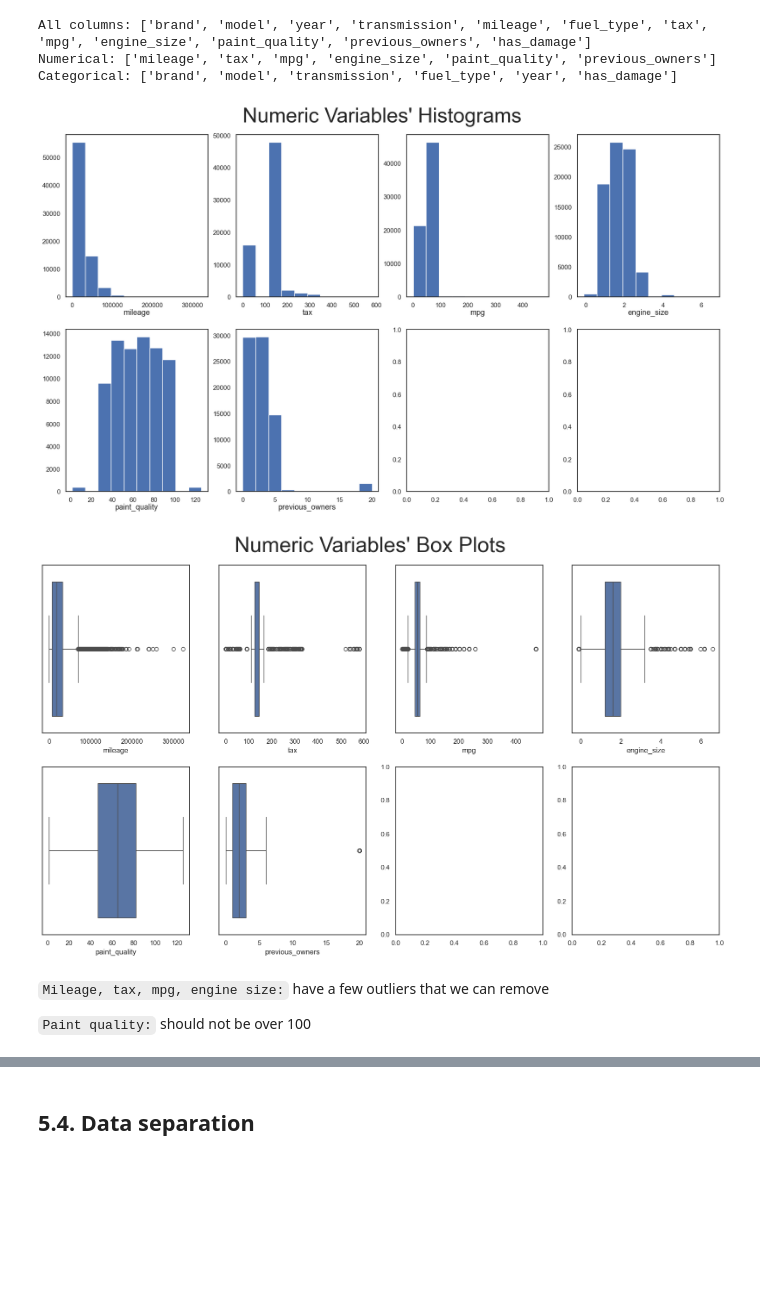
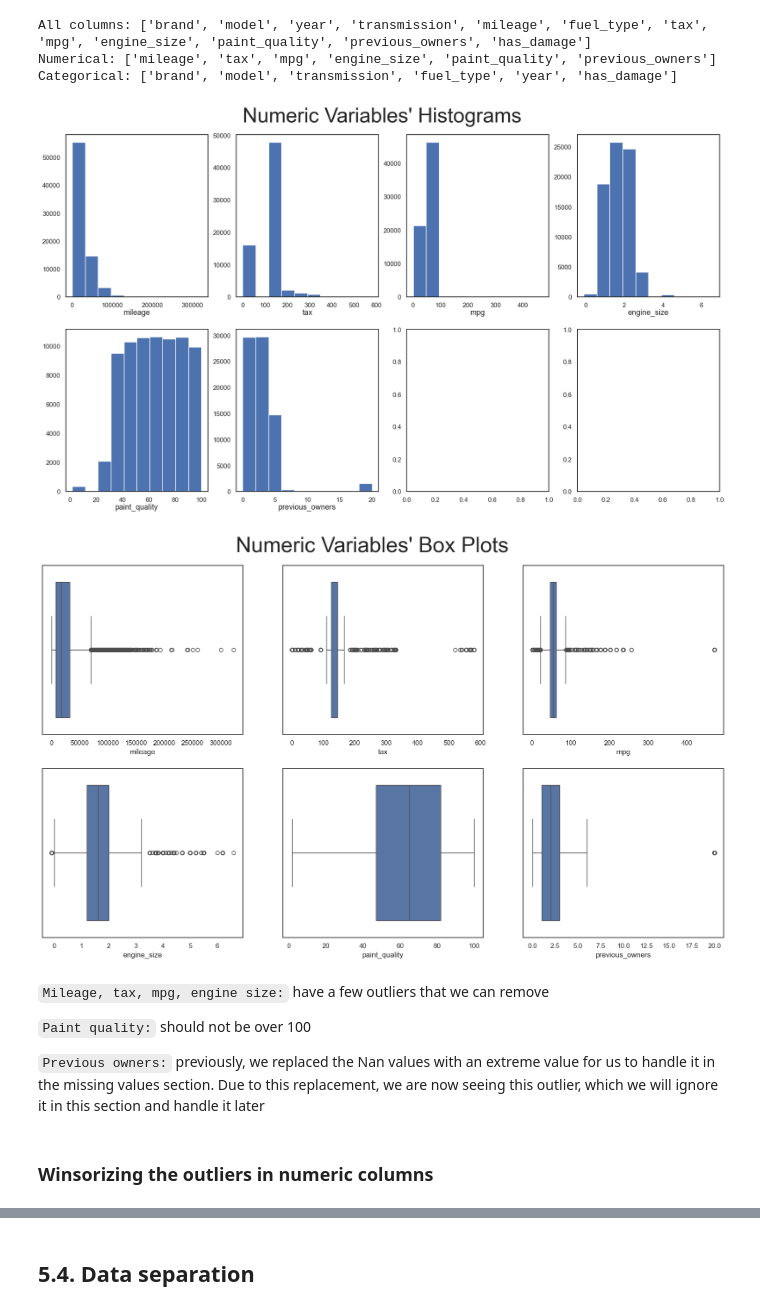
Before and after one commit to TheFriendlyTwin/Group14-Cars4You-Project, a Jupyter notebook: todo_28.10.ipynb, the cells around one changed output, grey strips where cells are left out. Saved outputs shown, nothing was run; the diff lists cells and outputs as text; code cells hidden in the pictures; blank space fills up the shorter version.

```diff
--- a/todo_28.10.ipynb
+++ b/todo_28.10.ipynb
@@ -869,3 +867,6 @@ Since the values bigger than 100 and the values close to 0 seem to represent out
+# %%
+# Replace the values bigger than 100 for 100 in paint_quality, because the percentage can't be more than 100%
+train_data.loc[train_data['paint_quality'] > 100, 'paint_quality'] = 100
 # %% [markdown]
 ### 5.2.3. has_damage: is always 0. No car damage?
 # %%
@@ -950,29 +951,33 @@ plt.suptitle(title, y=.94, fontsize=35)
 
 plt.show()
 # %% [output]
-[figure, old version]
+[figure, new version]
 # %%
 # Plot ALL Numeric Variables' Boxplots in one figure
 
 sp_rows = 2
-sp_cols = 4
+sp_cols = 3
 
 # Prepare figure. Create individual axes where each histogram will be placed
 fig, axes = plt.subplots(sp_rows, sp_cols, figsize=(20, 11))
 
 # Plot data
 # Iterate across axes objects and associate each boxplot:
 for ax, feat in zip(axes.flatten(), numeric_columns):
     sns.boxplot(x=train_data[feat], ax=ax)
 
 # Layout
 title = "Numeric Variables' Box Plots"
 plt.suptitle(title, y=.94, fontsize=35)
 
 plt.show()
 # %% [output]
-[figure, old version]
+[figure, new version]
 # %% [markdown]
 `Mileage, tax, mpg, engine size:` have a few outliers that we can remove
 
 `Paint quality:` should not be over 100
+
+`Previous owners:` previously, we replaced the Nan values with an extreme value for us to handle it in the missing values section. Due to this replacement, we are now seeing this outlier, which we will ignore it in this section and handle it later
+# %% [markdown]
+### Winsorizing the outliers in numeric columns
```
Also changed, not shown: parts of 50 cells of this notebook.
